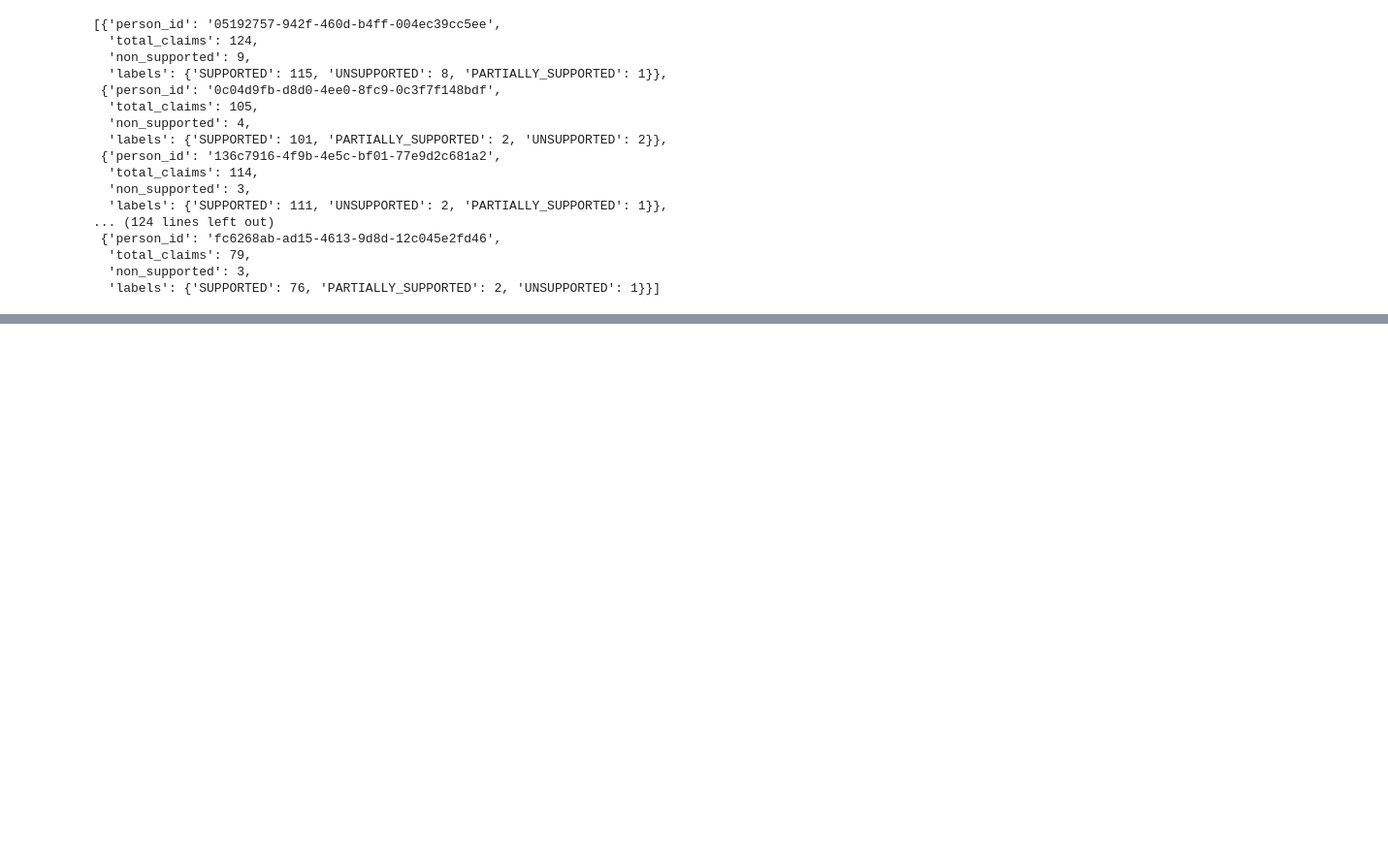
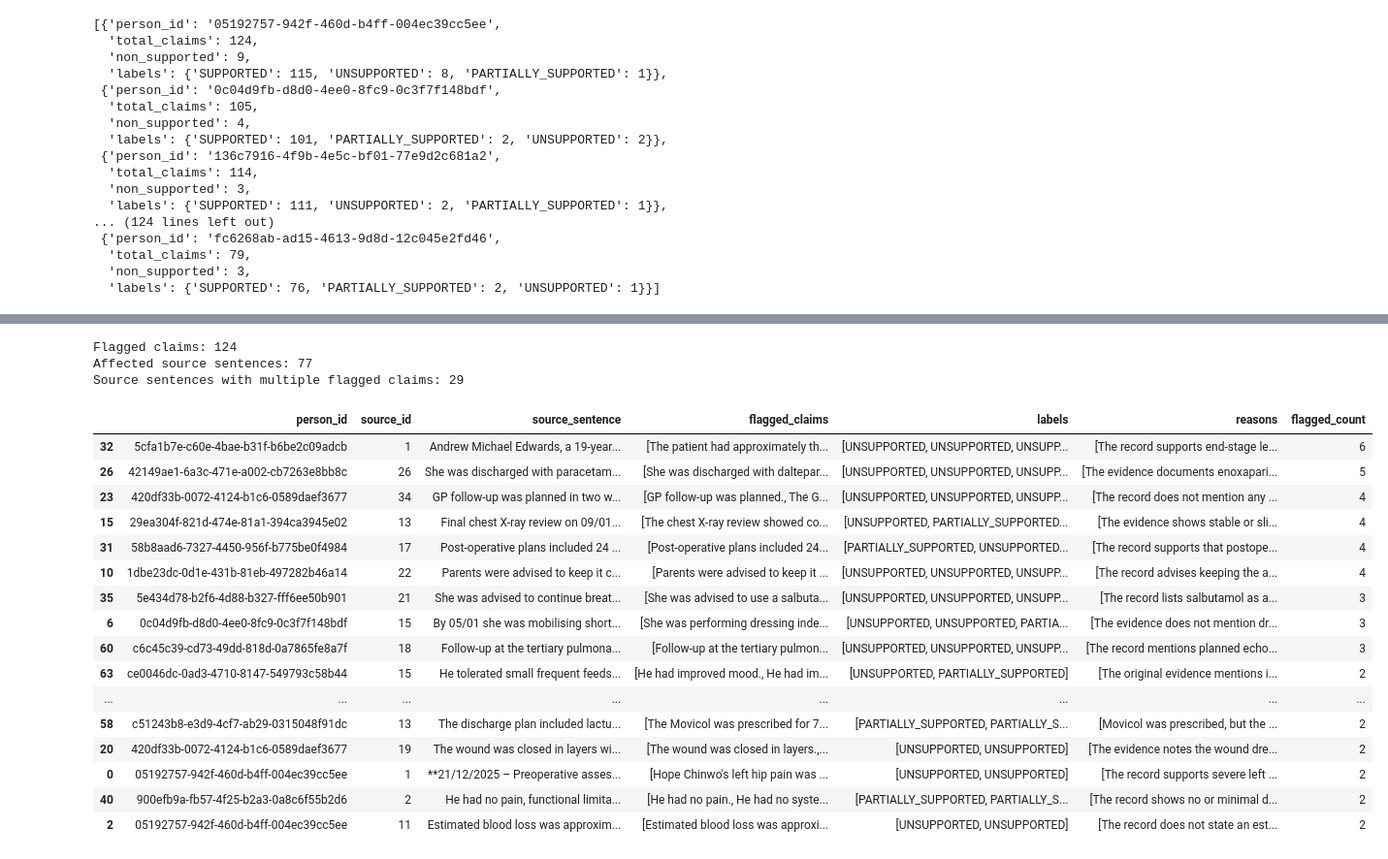
Before and after one commit to pallavi-cs-ai/clinical-summarization-eval, a Jupyter notebook: notebooks/rag_verification/rag_verification.ipynb, the cells around one changed output, grey strips where cells are left out. Shown at 97% size. Drawn from its saved outputs; the diff is of its cells as text; code cells hidden in the pictures; blank space fills up the shorter version.

```diff
--- a/notebooks/rag_verification/rag_verification.ipynb
+++ b/notebooks/rag_verification/rag_verification.ipynb
@@ -2666,0 +2993,57 @@ Patients requiring review/revision: 35
+# %%
+flagged_source_groups = (
+    flagged_df
+    .groupby(
+        ["person_id", "source_id", "source_sentence"],
+        as_index=False
+    )
+    .agg(
+        flagged_claims=("claim", list),
+        labels=("label", list),
+        reasons=("reason", list),
+        flagged_count=("claim", "count")
+    )
+)
+
+print(
+    "Flagged claims:",
+    len(flagged_df)
+)
+
+print(
+    "Affected source sentences:",
+    len(flagged_source_groups)
+)
+
+print(
+    "Source sentences with multiple flagged claims:",
+    (
+        flagged_source_groups["flagged_count"] > 1
+    ).sum()
+)
+
+flagged_source_groups.sort_values(
+    "flagged_count",
+    ascending=False
+).head(20)
+# %% [output]
+Flagged claims: 124
+Affected source sentences: 77
+Source sentences with multiple flagged claims: 29
+|  | person_id | source_id | source_sentence | flagged_claims | labels | reasons | flagged_count |
+| 32 | 5cfa1b7e-c60e-4bae-b31f-b6be2c09adcb | 1 | Andrew Michael Edwards, a 19-year... | [The patient had approximately th... | [UNSUPPORTED, UNSUPPORTED, UNSUPP... | [The record supports end-stage le... | 6 |
+| 26 | 42149ae1-6a3c-471e-a002-cb7263e8bb8c | 26 | She was discharged with paracetam... | [She was discharged with daltepar... | [UNSUPPORTED, UNSUPPORTED, UNSUPP... | [The evidence documents enoxapari... | 5 |
+| 23 | 420df33b-0072-4124-b1c6-0589daef3677 | 34 | GP follow-up was planned in two w... | [GP follow-up was planned., The G... | [UNSUPPORTED, UNSUPPORTED, UNSUPP... | [The record does not mention any ... | 4 |
+| 15 | 29ea304f-821d-474e-81a1-394ca3945e02 | 13 | Final chest X-ray review on 09/01... | [The chest X-ray review showed co... | [UNSUPPORTED, PARTIALLY_SUPPORTED... | [The evidence shows stable or sli... | 4 |
+| 31 | 58b8aad6-7327-4450-956f-b775be0f4984 | 17 | Post-operative plans included 24 ... | [Post-operative plans included 24... | [PARTIALLY_SUPPORTED, UNSUPPORTED... | [The record supports that postope... | 4 |
+| 10 | 1dbe23dc-0d1e-431b-81eb-497282b46a14 | 22 | Parents were advised to keep it c... | [Parents were advised to keep it ... | [UNSUPPORTED, UNSUPPORTED, UNSUPP... | [The record advises keeping the a... | 4 |
+| 35 | 5e434d78-b2f6-4d88-b327-fff6ee50b901 | 21 | She was advised to continue breat... | [She was advised to use a salbuta... | [UNSUPPORTED, UNSUPPORTED, UNSUPP... | [The record lists salbutamol as a... | 3 |
+| 6 | 0c04d9fb-d8d0-4ee0-8fc9-0c3f7f148bdf | 15 | By 05/01 she was mobilising short... | [She was performing dressing inde... | [UNSUPPORTED, UNSUPPORTED, PARTIA... | [The evidence does not mention dr... | 3 |
+| 60 | c6c45c39-cd73-49dd-818d-0a7865fe8a7f | 18 | Follow-up at the tertiary pulmona... | [Follow-up at the tertiary pulmon... | [UNSUPPORTED, UNSUPPORTED, UNSUPP... | [The record mentions planned echo... | 3 |
+| 63 | ce0046dc-0ad3-4710-8147-549793c58b44 | 15 | He tolerated small frequent feeds... | [He had improved mood., He had im... | [UNSUPPORTED, PARTIALLY_SUPPORTED] | [The original evidence mentions i... | 2 |
+| ... | ... | ... | ... | ... | ... | ... | ... |
+| 58 | c51243b8-e3d9-4cf7-ab29-0315048f91dc | 13 | The discharge plan included lactu... | [The Movicol was prescribed for 7... | [PARTIALLY_SUPPORTED, PARTIALLY_S... | [Movicol was prescribed, but the ... | 2 |
+| 20 | 420df33b-0072-4124-b1c6-0589daef3677 | 19 | The wound was closed in layers wi... | [The wound was closed in layers.,... | [UNSUPPORTED, UNSUPPORTED] | [The evidence notes the wound dre... | 2 |
+| 0 | 05192757-942f-460d-b4ff-004ec39cc5ee | 1 | **21/12/2025 – Preoperative asses... | [Hope Chinwo's left hip pain was ... | [UNSUPPORTED, UNSUPPORTED] | [The record supports severe left ... | 2 |
+| 40 | 900efb9a-fb57-4f25-b2a3-0a8c6f55b2d6 | 2 | He had no pain, functional limita... | [He had no pain., He had no syste... | [PARTIALLY_SUPPORTED, PARTIALLY_S... | [The record shows no or minimal d... | 2 |
+| 2 | 05192757-942f-460d-b4ff-004ec39cc5ee | 11 | Estimated blood loss was approxim... | [Estimated blood loss was approxi... | [UNSUPPORTED, UNSUPPORTED] | [The record does not state an est... | 2 |
```
Also changed, not shown: parts of 7 cells of this notebook, 1 other file.
